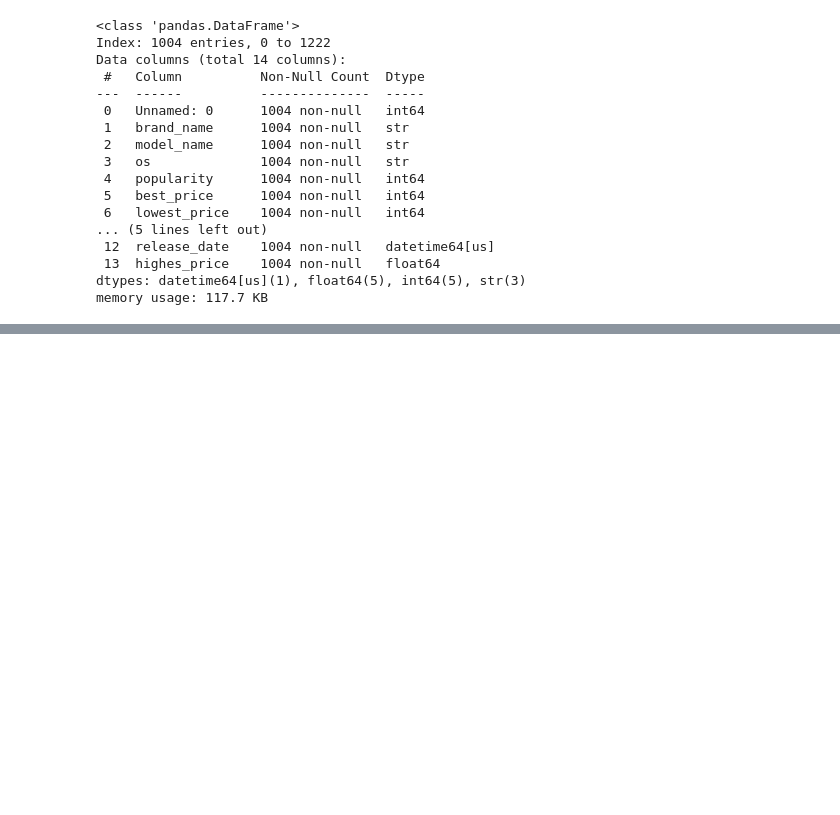
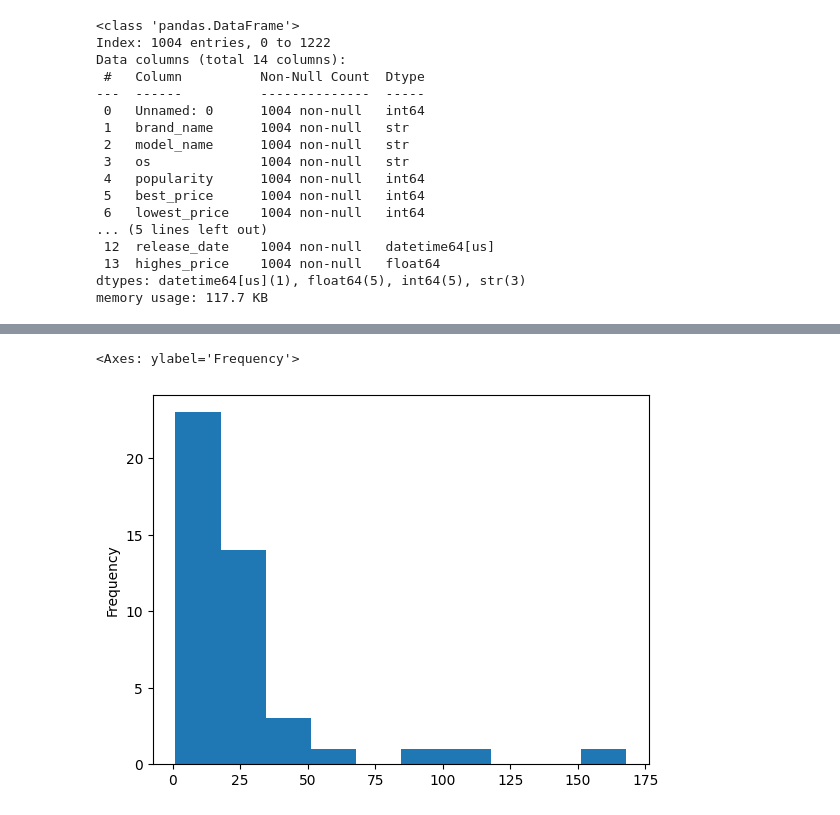
Before and after one commit to saizen7/Python-with-Data-science, a Jupyter notebook: day14.2.ipynb, the cells around one changed output, grey strips where cells are left out. Cells and saved outputs as stored; diff of their text form; code cells hidden in the pictures; blank space fills up the shorter version.

```diff
--- a/day14.2.ipynb
+++ b/day14.2.ipynb
@@ -488,0 +535,5 @@ df.head()
+# %%
+df['brand name'].value_counts().plot(kind="hist")
+# %% [output]
+<Axes: ylabel='Frequency'>
+[figure, added]
```
Also changed, not shown: parts of 11 cells of this notebook, 4 other files.
